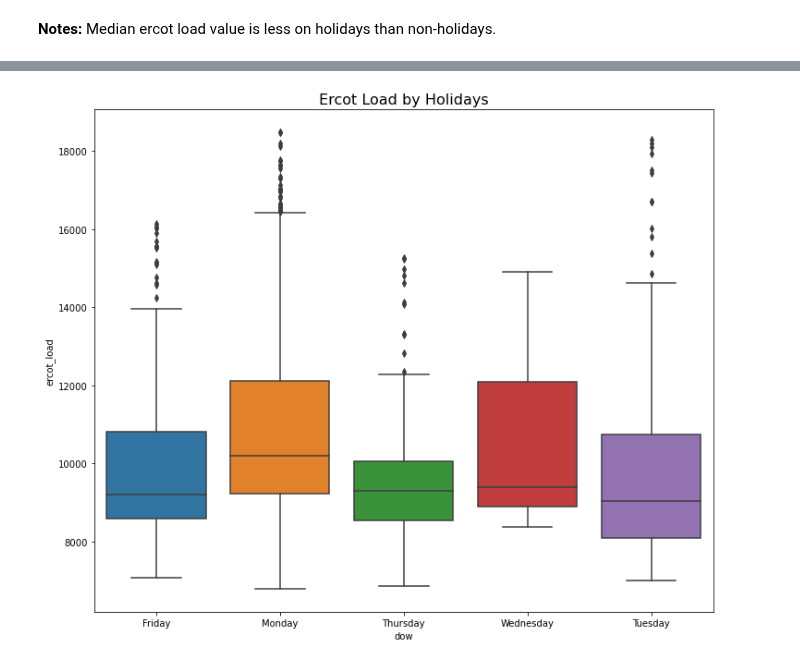
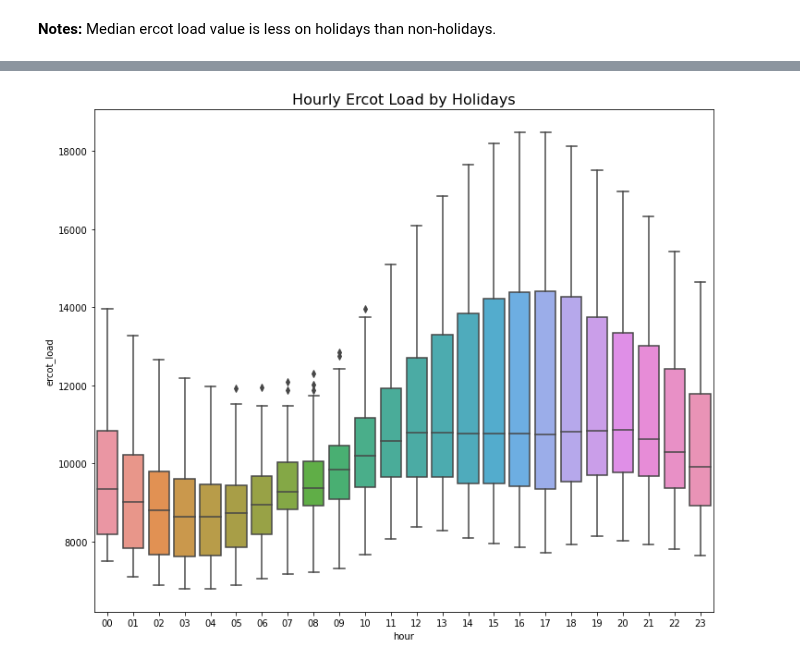
Before and after one commit to energy-demand-forecast/energy_demand_forecast, a Jupyter notebook: Lochlyn_directory/Lochlyn - exploration.ipynb, the cells around one changed output, grey strips where cells are left out. Drawn from its saved outputs; the diff is of its cells as text; code cells hidden in the pictures.

```diff
--- a/Lochlyn_directory/Lochlyn - exploration.ipynb
+++ b/Lochlyn_directory/Lochlyn - exploration.ipynb
@@ -262,6 +268,6 @@ holidays = train[train.is_obs_holiday==1]
 # %%
-sns.boxplot(x = 'dow', y = 'ercot_load', data=holidays)
-plt.title('Ercot Load by Holidays', fontsize=16)
+sns.boxplot(x = 'hour', y = 'ercot_load', data=holidays)
+plt.title('Hourly Ercot Load by Holidays', fontsize=16)
 plt.show()
 # %% [output]
-[figure, old version]
+[figure, new version]
```
Also changed, not shown: parts of 3 cells of this notebook.
